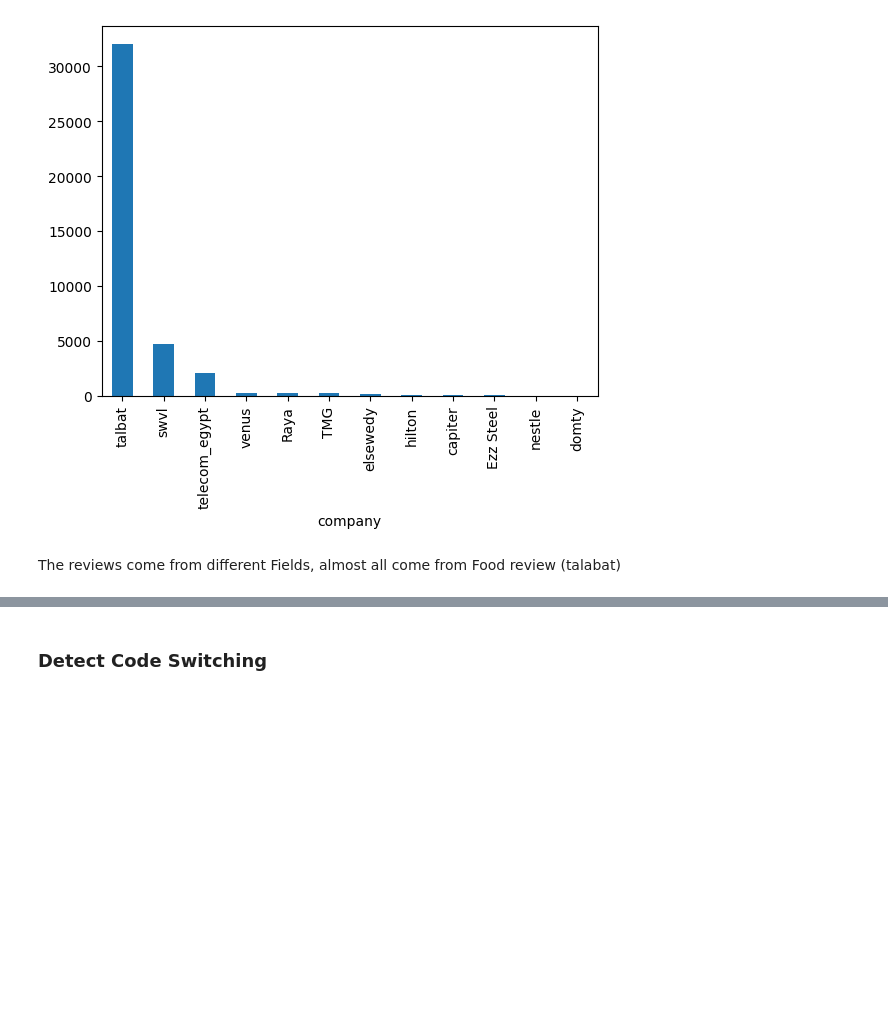
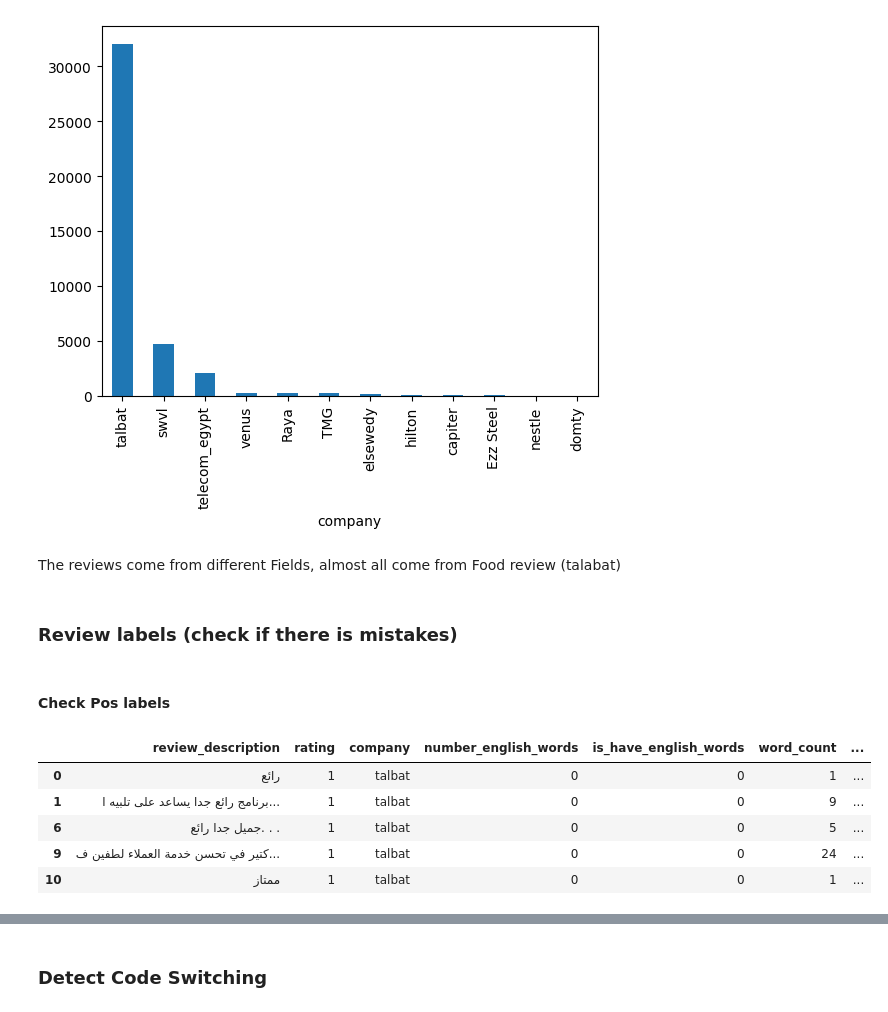
Before and after one commit to Kirillus-Emad/company-reviews-arabic, a Jupyter notebook: EDA.ipynb, the cells around one changed output, grey strips where cells are left out. Saved outputs shown, nothing was run; the diff lists cells and outputs as text; code cells hidden in the pictures; blank space fills up the shorter version.

```diff
--- a/EDA.ipynb
+++ b/EDA.ipynb
@@ -119,3 +119,18 @@ plt.show()
 [figure]
 # %% [markdown]
 The reviews come from different Fields, almost all come from Food review (talabat)
+# %% [markdown]
+### Review labels (check if there is mistakes)
+# %%
+df=pd.read_csv(r'data/1-df_eda.csv')
+# %% [markdown]
+#### Check Pos labels
+# %%
+df[df['rating']==1].head()
+# %% [output]
+|  | review_description | rating | company | number_english_words | is_have_english_words | word_count | ... |
+| 0 | رائع | 1 | talbat | 0 | 0 | 1 | ... |
+| 1 | برنامج رائع جدا يساعد على تلبيه ا... | 1 | talbat | 0 | 0 | 9 | ... |
+| 6 | جميل جدا رائع. . . | 1 | talbat | 0 | 0 | 5 | ... |
+| 9 | كتير في تحسن خدمة العملاء لطفين ف... | 1 | talbat | 0 | 0 | 24 | ... |
+| 10 | ممتاز | 1 | talbat | 0 | 0 | 1 | ... |
```
Also changed, not shown: parts of 18 cells of this notebook, 10 other files.
